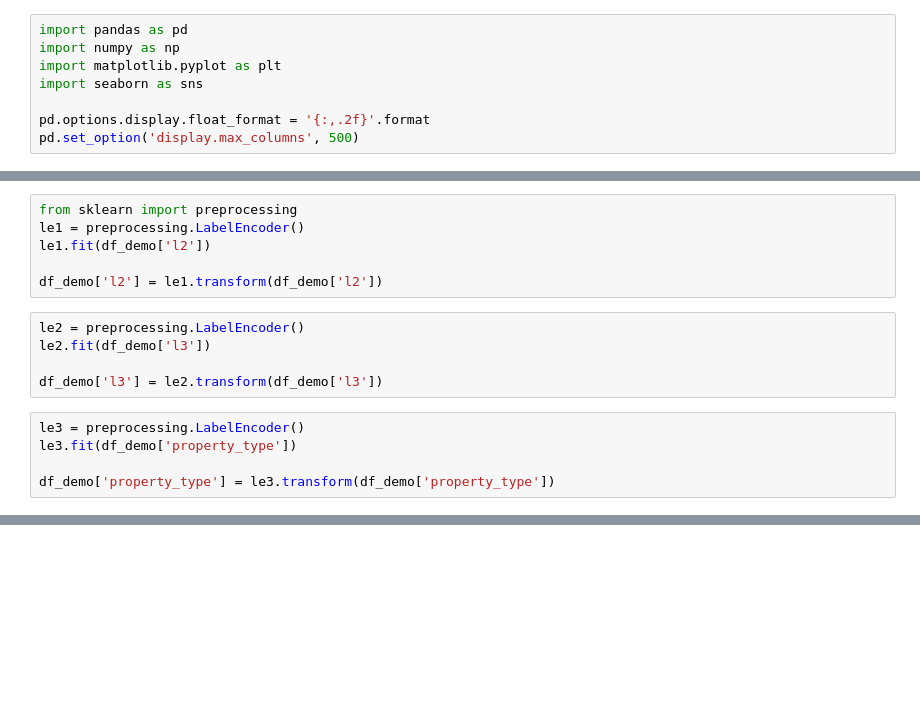
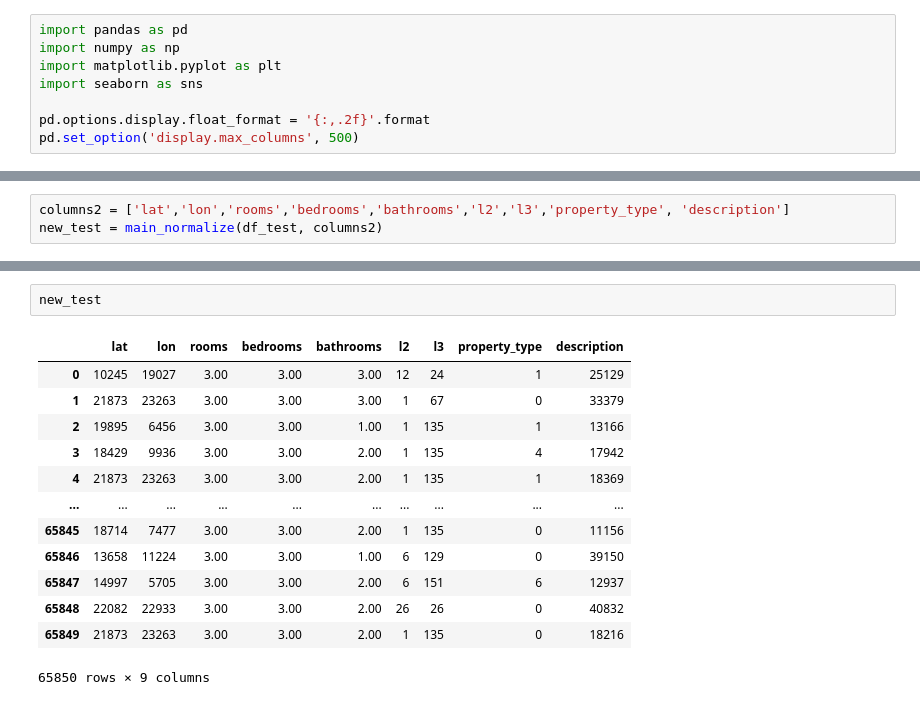
Before and after one commit to khorneflakes-dev/Henry-Datathon-Machine-Learning, a Jupyter notebook: app.ipynb, the cells around one changed output, grey strips where cells are left out. Cells and saved outputs as stored; diff of their text form; blank space fills up the shorter version.

```diff
--- a/app.ipynb
+++ b/app.ipynb
@@ -51,16 +8,0 @@ dtype: int64
-# %%
-from sklearn import preprocessing
-le1 = preprocessing.LabelEncoder()
-le1.fit(df_demo['l2'])
-
-df_demo['l2'] = le1.transform(df_demo['l2'])
-# %%
-le2 = preprocessing.LabelEncoder()
-le2.fit(df_demo['l3'])
-
-df_demo['l3'] = le2.transform(df_demo['l3'])
-# %%
-le3 = preprocessing.LabelEncoder()
-le3.fit(df_demo['property_type'])
-
-df_demo['property_type'] = le3.transform(df_demo['property_type'])
@@ -133,0 +254,3 @@ predict = bosque.predict()
+# %%
+columns2 = ['lat','lon','rooms','bedrooms','bathrooms','l2','l3','property_type', 'description']
+new_test = main_normalize(df_test, columns2)
@@ -133,0 +275,16 @@ predict = bosque.predict()
+# %%
+new_test
+# %% [output]
+|  | lat | lon | rooms | bedrooms | bathrooms | l2 | l3 | property_type | description |
+| 0 | 10245 | 19027 | 3.00 | 3.00 | 3.00 | 12 | 24 | 1 | 25129 |
+| 1 | 21873 | 23263 | 3.00 | 3.00 | 3.00 | 1 | 67 | 0 | 33379 |
+| 2 | 19895 | 6456 | 3.00 | 3.00 | 1.00 | 1 | 135 | 1 | 13166 |
+| 3 | 18429 | 9936 | 3.00 | 3.00 | 2.00 | 1 | 135 | 4 | 17942 |
+| 4 | 21873 | 23263 | 3.00 | 3.00 | 2.00 | 1 | 135 | 1 | 18369 |
+| ... | ... | ... | ... | ... | ... | ... | ... | ... | ... |
+| 65845 | 18714 | 7477 | 3.00 | 3.00 | 2.00 | 1 | 135 | 0 | 11156 |
+| 65846 | 13658 | 11224 | 3.00 | 3.00 | 1.00 | 6 | 129 | 0 | 39150 |
+| 65847 | 14997 | 5705 | 3.00 | 3.00 | 2.00 | 6 | 151 | 6 | 12937 |
+| 65848 | 22082 | 22933 | 3.00 | 3.00 | 2.00 | 26 | 26 | 0 | 40832 |
+| 65849 | 21873 | 23263 | 3.00 | 3.00 | 2.00 | 1 | 135 | 0 | 18216 |
+65850 rows × 9 columns
```
Also changed, not shown: parts of 32 cells of this notebook, 2 other files.
